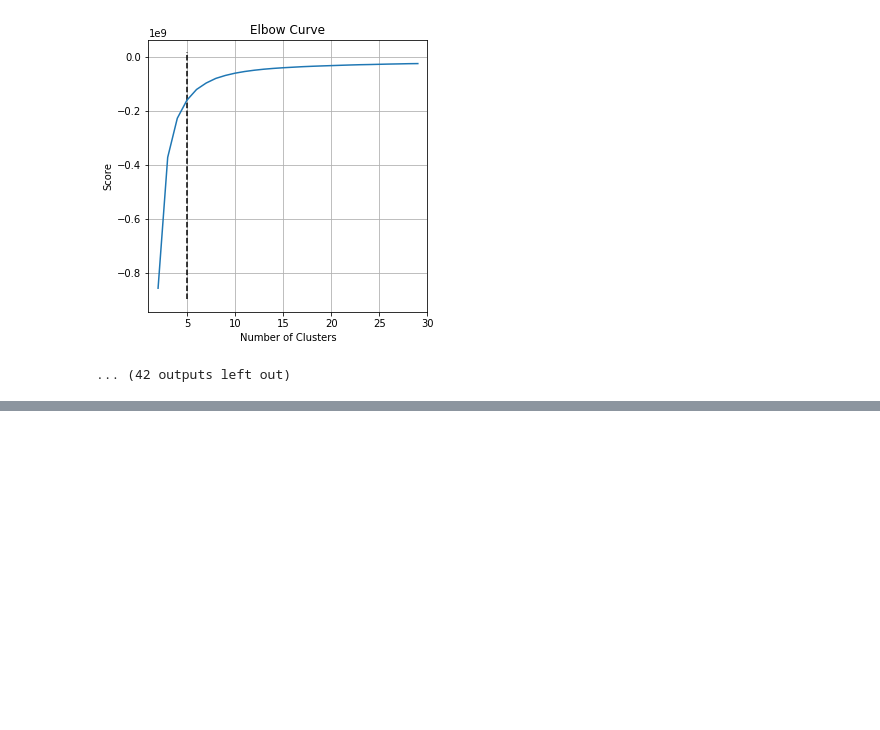
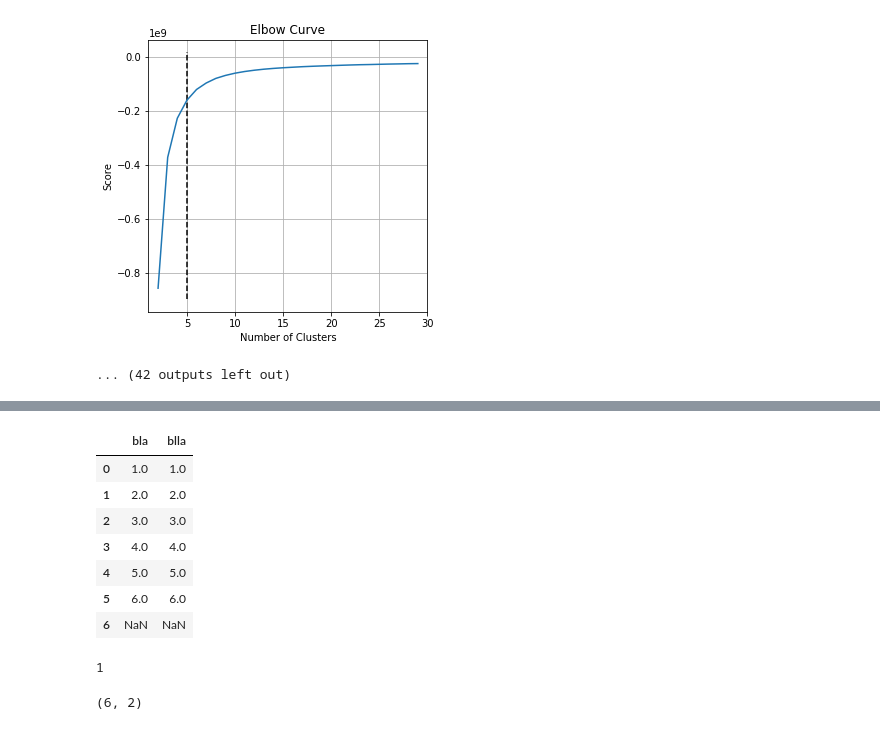
Before and after one commit to mercedesabril/Colour-Clustering, a Jupyter notebook: colours.ipynb, the cells around one changed output, grey strips where cells are left out. Drawn from its saved outputs; the diff is of its cells as text; code cells hidden in the pictures; blank space fills up the shorter version.

```diff
--- a/colours.ipynb
+++ b/colours.ipynb
@@ -313,3 +341,5 @@ tropical.jpg
 [figure]
 [figure]
 ... (42 outputs left out)
+# %%
+df = pd.DataFrame()
@@ -315,0 +350,2 @@ tropical.jpg
+# %%
+df['blla'] = [1,2,3,4,5,6]
@@ -315,0 +362,19 @@ tropical.jpg
+# %%
+df.append(pd.Series(), ignore_index=True)
+# %% [output]
+|  | bla | blla |
+| 0 | 1.0 | 1.0 |
+| 1 | 2.0 | 2.0 |
+| 2 | 3.0 | 3.0 |
+| 3 | 4.0 | 4.0 |
+| 4 | 5.0 | 5.0 |
+| 5 | 6.0 | 6.0 |
+| 6 | NaN | NaN |
+# %%
+len(Imagen.colors)
+# %% [output]
+1
+# %%
+df.shape
+# %% [output]
+(6, 2)
```
Also changed, not shown: parts of 13 cells of this notebook, 10 other files.
